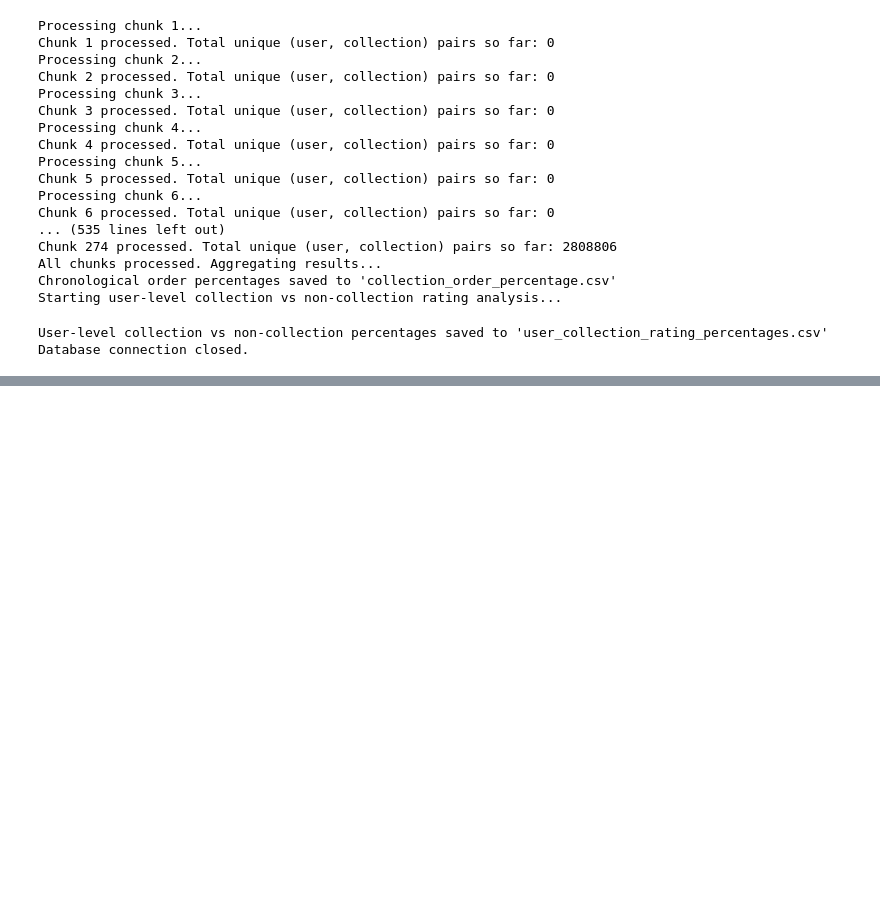
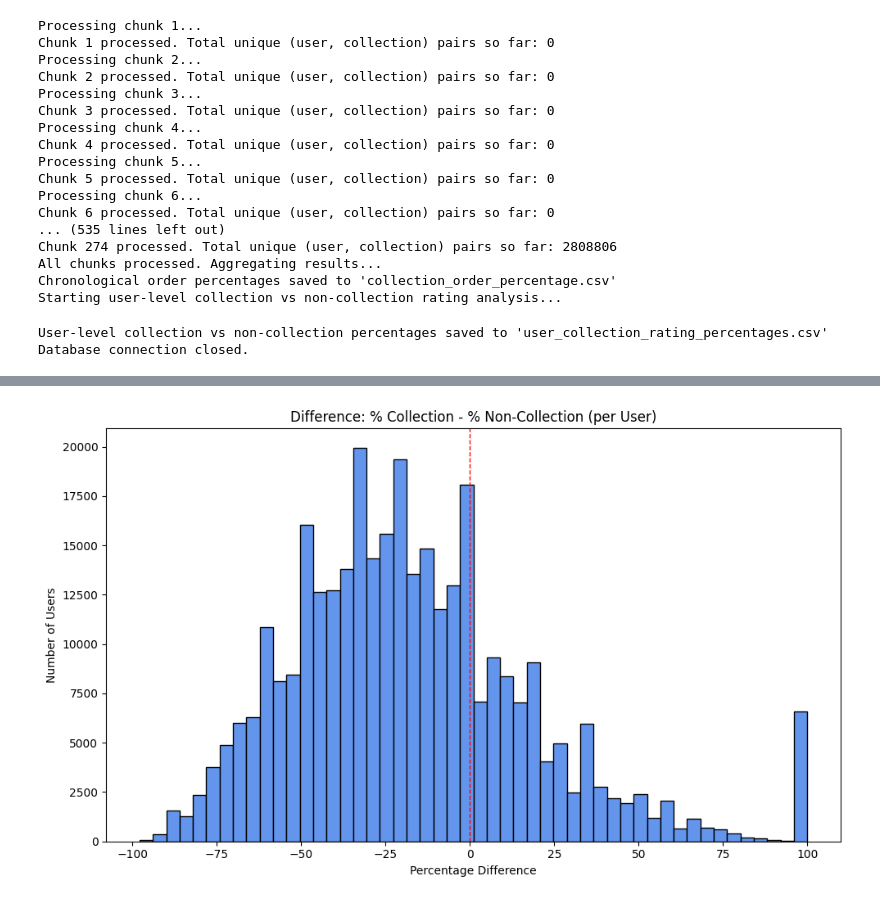
Before and after one commit to notki004/Collections_Data, a Jupyter notebook: Collections.ipynb, the cells around one changed output, grey strips where cells are left out. Cells and saved outputs as stored; diff of their text form; code cells hidden in the pictures; blank space fills up the shorter version.

```diff
--- a/Collections.ipynb
+++ b/Collections.ipynb
@@ -516,0 +559,21 @@ Database connection closed.
+# %%
+import pandas as pd
+import matplotlib.pyplot as plt
+
+# Load the big dataset
+df = pd.read_csv('user_collection_rating_percentages.csv')
+
+# Calculate the difference
+df['diff'] = df['percent_collection'] - df['percent_non_collection']
+
+# Plot histogram of differences
+plt.figure(figsize=(10, 6))
+plt.hist(df['diff'], bins=50, color='cornflowerblue', edgecolor='black')
+plt.axvline(0, color='red', linestyle='dashed', linewidth=1)
+plt.title('Difference: % Collection - % Non-Collection (per User)')
+plt.xlabel('Percentage Difference')
+plt.ylabel('Number of Users')
+plt.tight_layout()
+plt.show()
+# %% [output]
+[figure, added]
```
Also changed, not shown: parts of 1 cell of this notebook.
